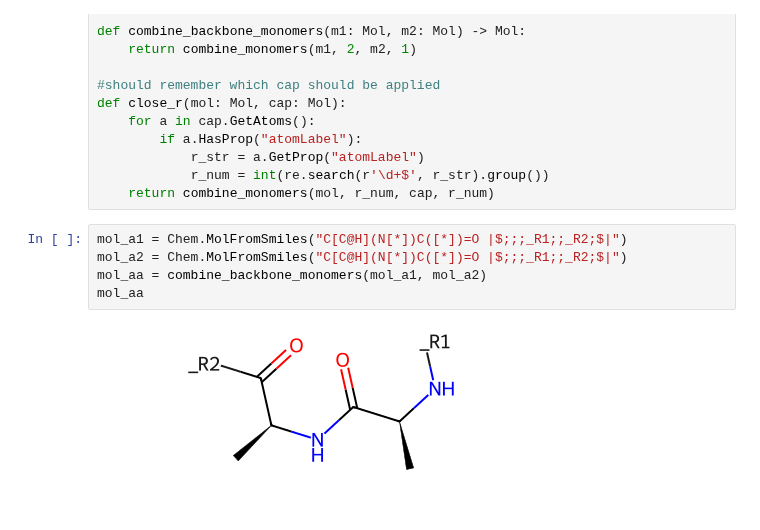
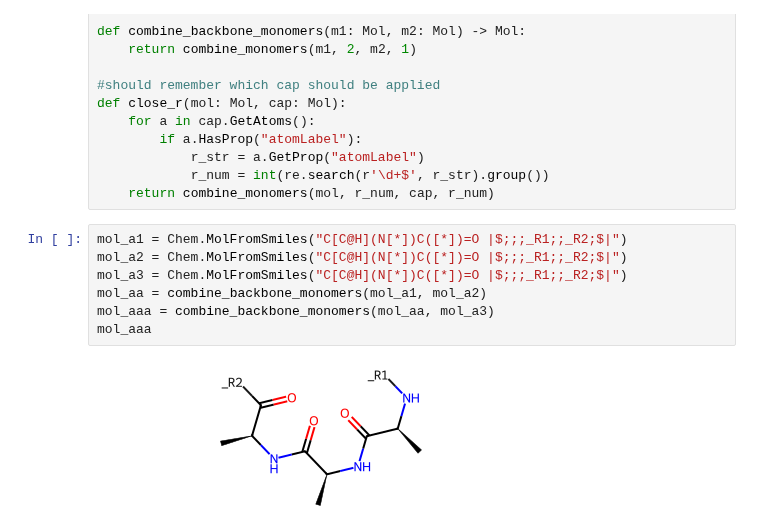
Before and after one commit to molecule-generator-collection/ChemTSv3, a Jupyter notebook: sandbox/translation_scratch.ipynb, the cells around one changed output. Cells and saved outputs as stored; diff of their text form.

```diff
--- a/sandbox/translation_scratch.ipynb
+++ b/sandbox/translation_scratch.ipynb
@@ -51,7 +51,9 @@ def close_r(mol: Mol, cap: Mol):
 # %%
 mol_a1 = Chem.MolFromSmiles("C[C@H](N[*])C([*])=O |$;;;_R1;;_R2;$|")
 mol_a2 = Chem.MolFromSmiles("C[C@H](N[*])C([*])=O |$;;;_R1;;_R2;$|")
+mol_a3 = Chem.MolFromSmiles("C[C@H](N[*])C([*])=O |$;;;_R1;;_R2;$|")
 mol_aa = combine_backbone_monomers(mol_a1, mol_a2)
-mol_aa
+mol_aaa = combine_backbone_monomers(mol_aa, mol_a3)
+mol_aaa
 # %% [output]
-[figure, old version]
+[figure, new version]
```
Also changed, not shown: parts of 7 cells of this notebook, 2 other files.
